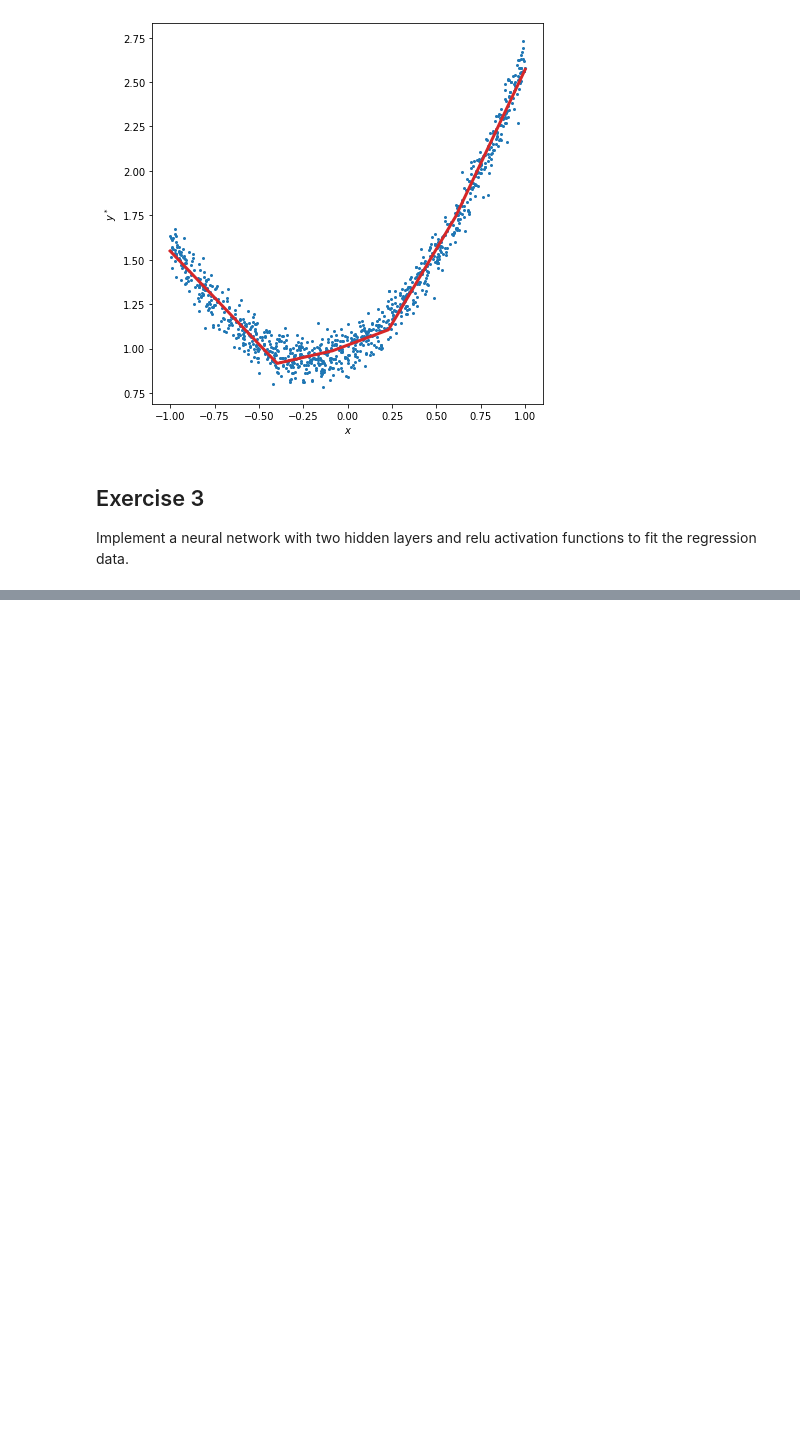
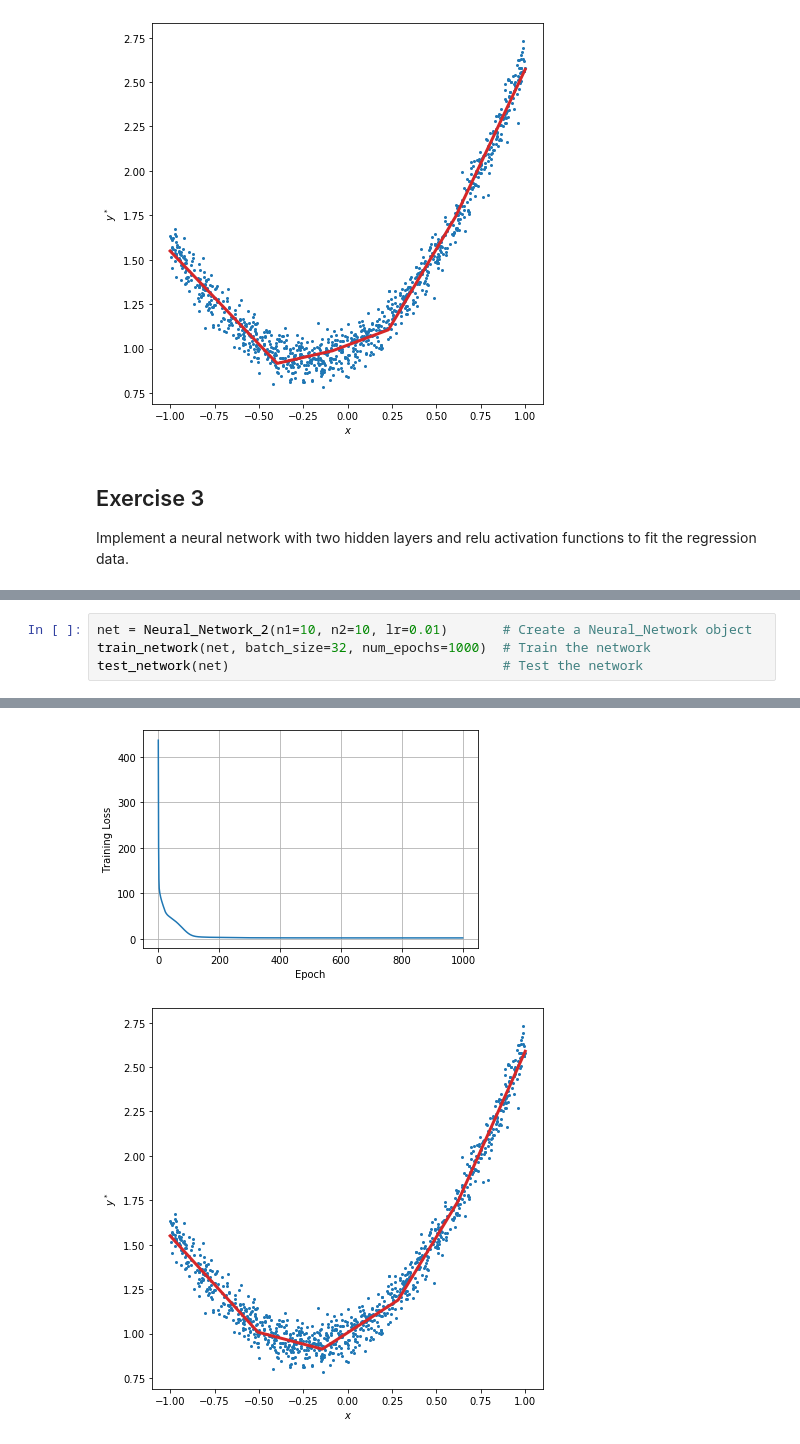
Before and after one commit to Voldivh/AEOC-NeuralNetworks-2020, a Jupyter notebook: Neural Networks 1.ipynb, the cells around one changed output, grey strips where cells are left out. Saved outputs shown, nothing was run; the diff lists cells and outputs as text; blank space fills up the shorter version.

```diff
--- a/Neural Networks 1.ipynb
+++ b/Neural Networks 1.ipynb
@@ -194,0 +290,5 @@ Implement a neural network with two hidden layers and relu activation functions
+# %%
+net = Neural_Network_2(n1=10, n2=10, lr=0.01)       # Create a Neural_Network object
+train_network(net, batch_size=32, num_epochs=1000)  # Train the network
+test_network(net)                                   # Test the network
+# %% [output]
@@ -194,0 +296,2 @@ Implement a neural network with two hidden layers and relu activation functions
+[figure, added]
+[figure, added]
```
Also changed, not shown: parts of 2 cells of this notebook, 2 other files.
